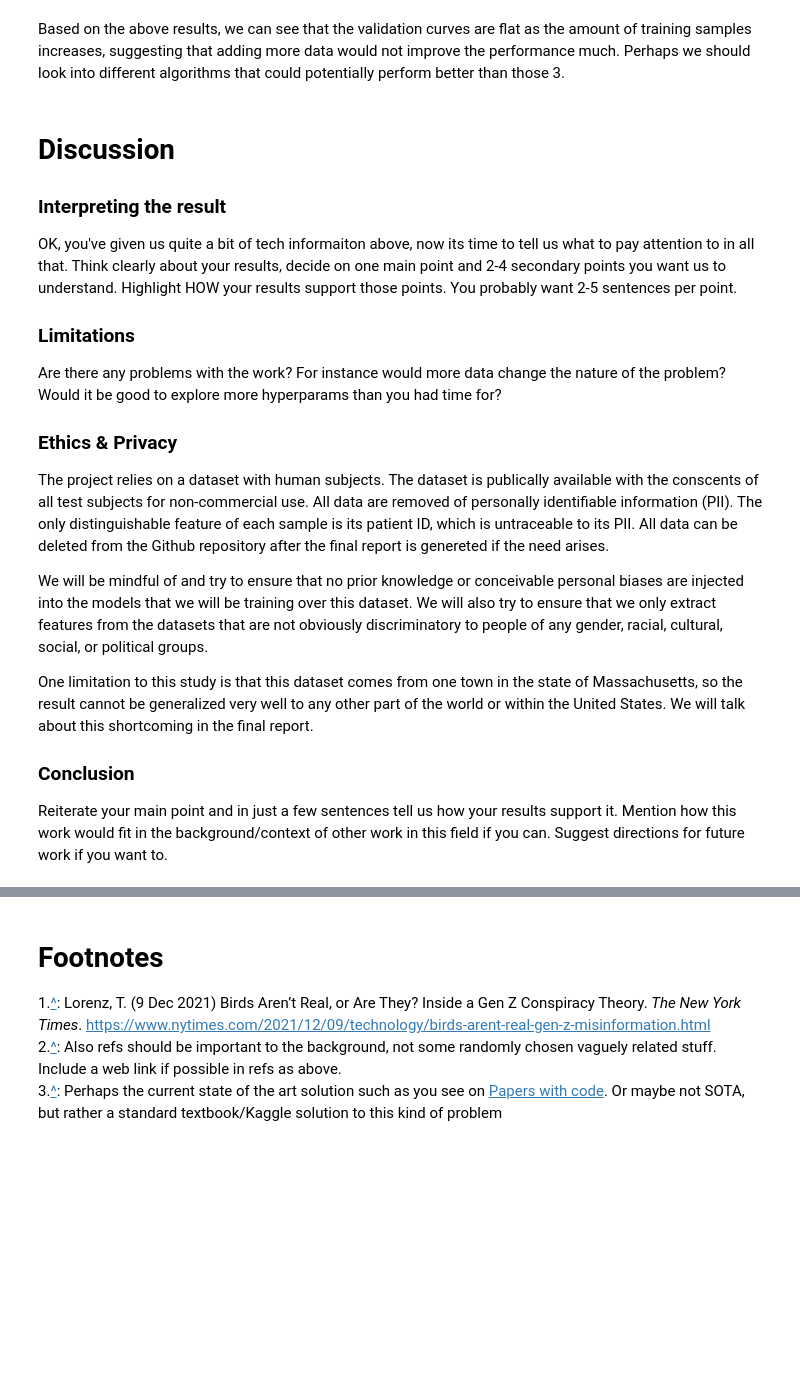
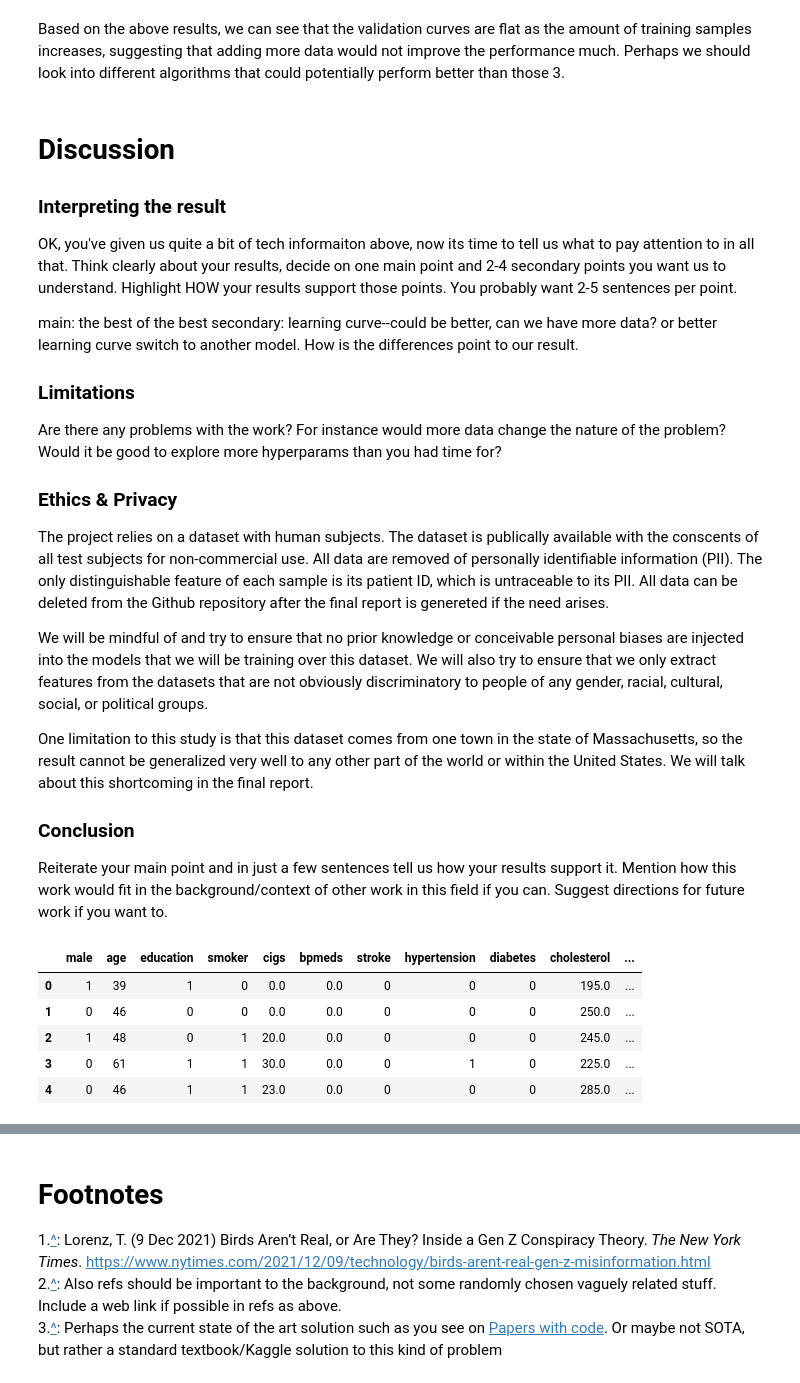
Before and after one commit to COGS118A/Group009-Sp22, a Jupyter notebook: FinalProject_group009.ipynb, the cells around one changed output, grey strips where cells are left out. Drawn from its saved outputs; the diff is of its cells as text; code cells hidden in the pictures; blank space fills up the shorter version.

```diff
--- a/FinalProject_group009.ipynb
+++ b/FinalProject_group009.ipynb
@@ -929,6 +934,9 @@ Based on the above results, we can see that the validation curves are flat as th
 ### Interpreting the result
 
 OK, you've given us quite a bit of tech informaiton above, now its time to tell us what to pay attention to in all that.  Think clearly about your results, decide on one main point and 2-4 secondary points you want us to understand. Highlight HOW your results support those points.  You probably want 2-5 sentences per point.
+
+main: the best of the best
+secondary: learning curve--could be better, can we have more data? or better learning curve switch to another model. How is the differences point to our result.
 
 ### Limitations
 
@@ -945,3 +953,12 @@ One limitation to this study is that this dataset comes from one town in the sta
 ### Conclusion
 
 Reiterate your main point and in just a few sentences tell us how your results support it. Mention how this work would fit in the background/context of other work in this field if you can. Suggest directions for future work if you want to.
+# %%
+data.head()
+# %% [output]
+|  | male | age | education | smoker | cigs | bpmeds | stroke | hypertension | diabetes | cholesterol | ... |
+| 0 | 1 | 39 | 1 | 0 | 0.0 | 0.0 | 0 | 0 | 0 | 195.0 | ... |
+| 1 | 0 | 46 | 0 | 0 | 0.0 | 0.0 | 0 | 0 | 0 | 250.0 | ... |
+| 2 | 1 | 48 | 0 | 1 | 20.0 | 0.0 | 0 | 0 | 0 | 245.0 | ... |
+| 3 | 0 | 61 | 1 | 1 | 30.0 | 0.0 | 0 | 1 | 0 | 225.0 | ... |
+| 4 | 0 | 46 | 1 | 1 | 23.0 | 0.0 | 0 | 0 | 0 | 285.0 | ... |
```
Also changed, not shown: parts of 5 cells of this notebook.
